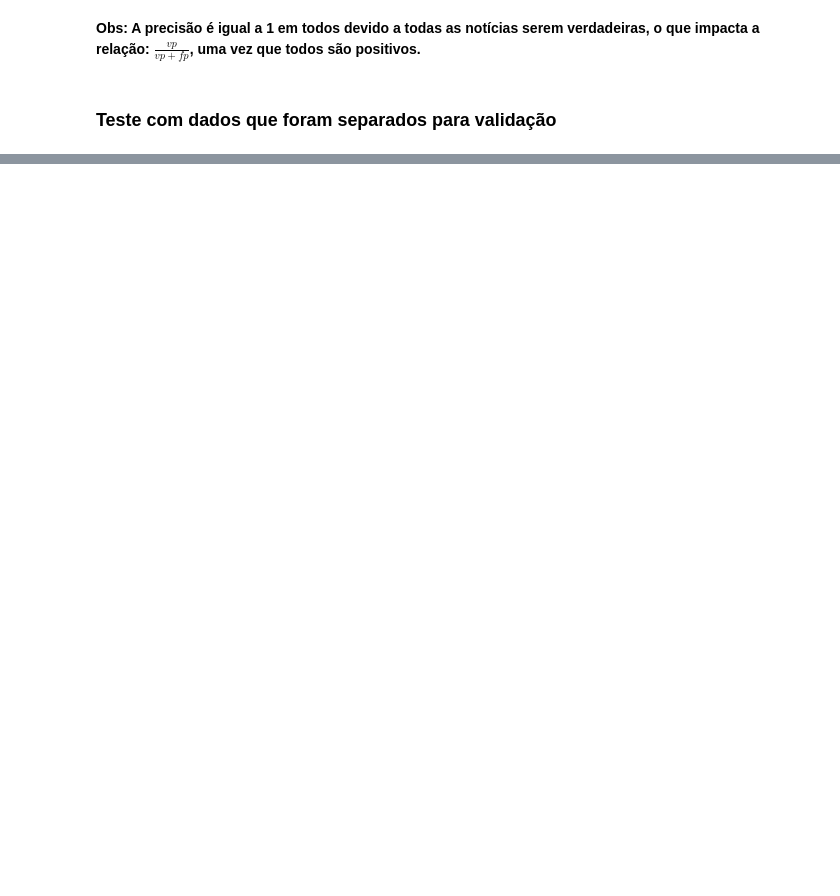
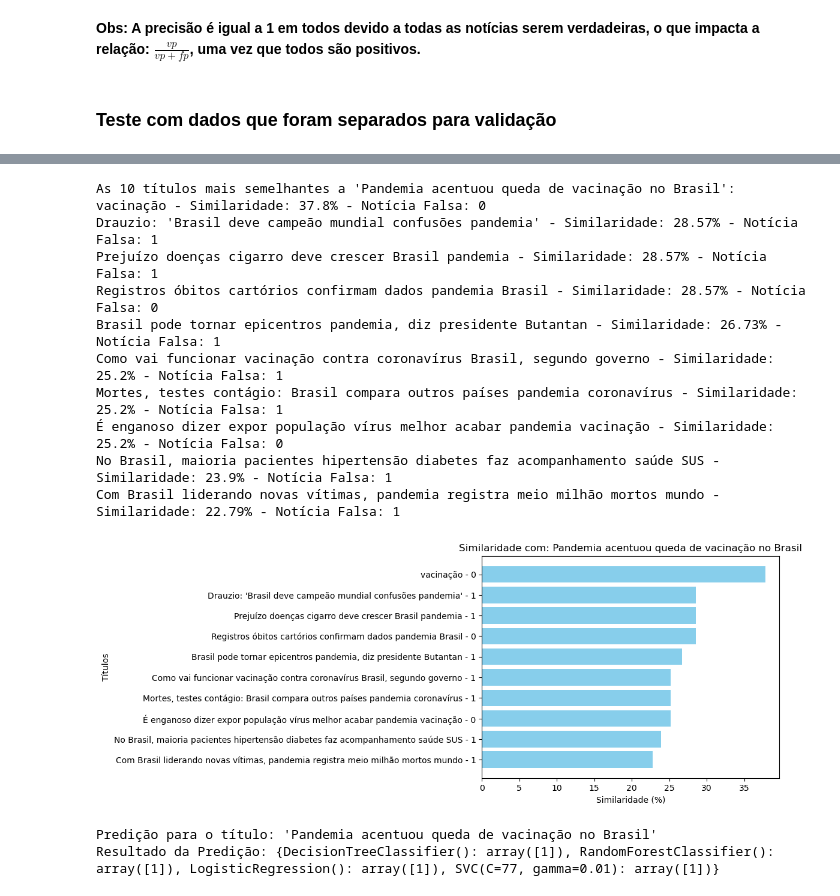
Before and after one commit to Thomazellinho/tcc_noticiasfalsas_ilum, a Jupyter notebook: tcc_2/teste_2.ipynb, the cells around one changed output, grey strips where cells are left out. Drawn from its saved outputs; the diff is of its cells as text; code cells hidden in the pictures; blank space fills up the shorter version.

```diff
--- a/tcc_2/teste_2.ipynb
+++ b/tcc_2/teste_2.ipynb
@@ -663,0 +684,60 @@ Precisão: 0.905
+# %%
+# Função principal que faz tudo: calcula similaridade, chama predict_title e gera gráfico
+def process_title_and_predict(combined_df, palavra_especifica):
+    similaridades = []
+
+    # Calculando a similaridade da palavra específica com todas as outras
+    for i, title in enumerate(combined_df['title']):
+        if title != palavra_especifica:  # Não compara consigo mesma
+            similaridade = cosine_distance_countvectorizer_method(palavra_especifica, title)
+            noticia_falsa_status = combined_df.iloc[i]['noticia_falsa']  # Valor de 'noticia_falsa' correspondente
+            similaridades.append((title, similaridade, noticia_falsa_status))
+
+    # Ordenando as 10 palavras mais semelhantes
+    similaridades_ordenadas = sorted(similaridades, key=lambda x: x[1], reverse=True)[:10]
+
+    # Exibindo as 10 palavras mais semelhantes e o status de 'noticia_falsa'
+    print(f"\nAs 10 títulos mais semelhantes a '{palavra_especifica}':")
+    for title, sim, noticia_falsa in similaridades_ordenadas:
+        print(f"{title} - Similaridade: {sim}% - Notícia Falsa: {noticia_falsa}")
+
+    # Gráfico de barras para similaridades
+    titles = [f'{title} - {noticia_falsa}' for title, sim, noticia_falsa in similaridades_ordenadas]
+    sims = [sim for title, sim, noticia_falsa in similaridades_ordenadas]
+
+    # Limpando o gráfico anterior
+    plt.clf()
+
+    # Plotando o gráfico
+    plt.barh(titles, sims, color='skyblue')
+    plt.xlabel('Similaridade (%)')
+    plt.ylabel('Títulos')
+    plt.title(f'Similaridade com: {palavra_especifica}')
+    plt.gca().invert_yaxis()  # Inverte a ordem dos títulos no eixo Y para ficar mais intuitivo
+
+    # Exibir o gráfico no notebook ou ambiente gráfico
+    plt.show()
+
+    # Chamada da função de predição (predict_title)
+    print(f"\nPredição para o título: '{palavra_especifica}'")
+    resultado_predicao = predict_title(palavra_especifica)
+    print("Resultado da Predição:", resultado_predicao)
+# %%
+palavra_especifica = input("Digite o título para encontrar similaridades e prever: ")
+# %%
+process_title_and_predict(segundo_df, palavra_especifica)
+# %% [output]
+As 10 títulos mais semelhantes a 'Pandemia acentuou queda de vacinação no Brasil':
+vacinação - Similaridade: 37.8% - Notícia Falsa: 0
+Drauzio: 'Brasil deve campeão mundial confusões pandemia' - Similaridade: 28.57% - Notícia Falsa: 1
+Prejuízo doenças cigarro deve crescer Brasil pandemia - Similaridade: 28.57% - Notícia Falsa: 1
+Registros óbitos cartórios confirmam dados pandemia Brasil - Similaridade: 28.57% - Notícia Falsa: 0
+Brasil pode tornar epicentros pandemia, diz presidente Butantan - Similaridade: 26.73% - Notícia Falsa: 1
+Como vai funcionar vacinação contra coronavírus Brasil, segundo governo - Similaridade: 25.2% - Notícia Falsa: 1
+Mortes, testes contágio: Brasil compara outros países pandemia coronavírus - Similaridade: 25.2% - Notícia Falsa: 1
+É enganoso dizer expor população vírus melhor acabar pandemia vacinação - Similaridade: 25.2% - Notícia Falsa: 0
+No Brasil, maioria pacientes hipertensão diabetes faz acompanhamento saúde SUS - Similaridade: 23.9% - Notícia Falsa: 1
+Com Brasil liderando novas vítimas, pandemia registra meio milhão mortos mundo - Similaridade: 22.79% - Notícia Falsa: 1
+[figure, added]
+Predição para o título: 'Pandemia acentuou queda de vacinação no Brasil'
+Resultado da Predição: {DecisionTreeClassifier(): array([1]), RandomForestClassifier(): array([1]), LogisticRegression(): array([1]), SVC(C=77, gamma=0.01): array([1])}
```
Also changed, not shown: parts of 13 cells of this notebook.
